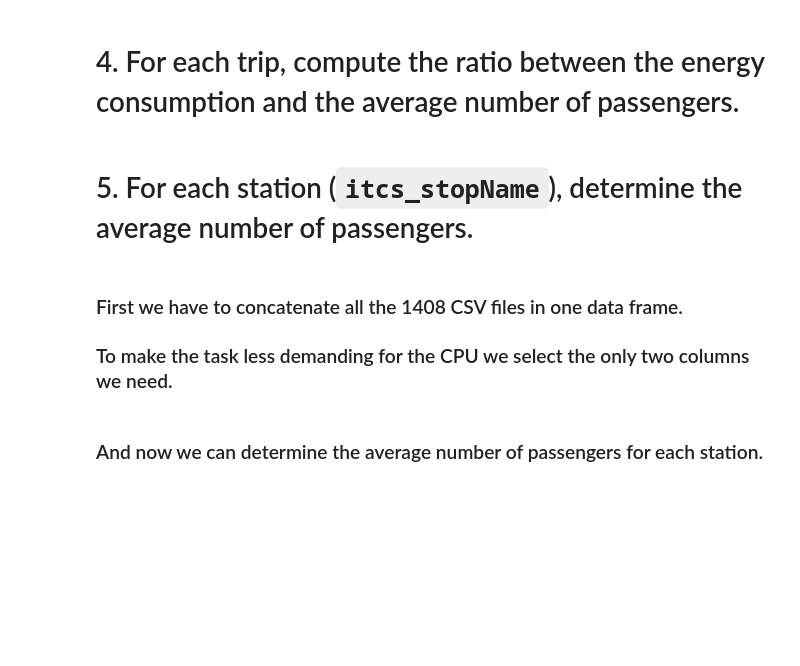
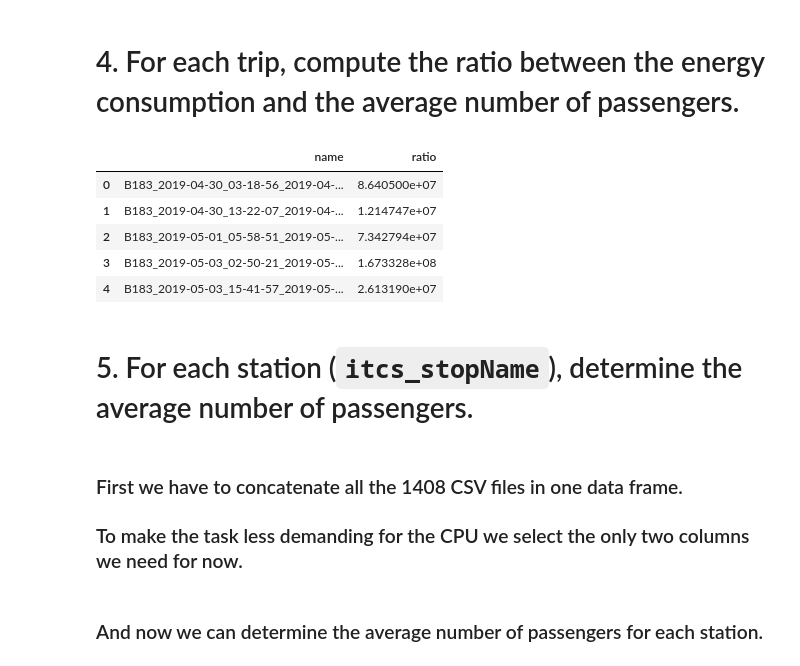
Before and after one commit to andrecardinali/progettocs, a Jupyter notebook: Project.ipynb, the cells around one changed output. Drawn from its saved outputs; the diff is of its cells as text; code cells hidden in the pictures; blank space fills up the shorter version.

```diff
--- a/Project.ipynb
+++ b/Project.ipynb
@@ -113,7 +113,14 @@ df.groupby(['busRoute', 'busNumber'], as_index=False).size()
 # 4. For each trip, compute the ratio between the energy consumption and the average number of passengers.
 # %%
 df['ratio'] = df['energyConsumption']/df['itcs_numberOfPassengers_mean']
-df.head()
+df[['name', 'ratio']].head()
+# %% [output]
+|  | name | ratio |
+| 0 | B183_2019-04-30_03-18-56_2019-04-... | 8.640500e+07 |
+| 1 | B183_2019-04-30_13-22-07_2019-04-... | 1.214747e+07 |
+| 2 | B183_2019-05-01_05-58-51_2019-05-... | 7.342794e+07 |
+| 3 | B183_2019-05-03_02-50-21_2019-05-... | 1.673328e+08 |
+| 4 | B183_2019-05-03_15-41-57_2019-05-... | 2.613190e+07 |
 # %% [markdown]
 # 5. For each station (`itcs_stopName`), determine the average number of passengers.
 # %%
@@ -125,7 +132,7 @@ df.head()
 #        df_stops = pd.concat([df_stops, file])
 # %% [markdown]
 ### First we have to concatenate all the 1408 CSV files in one data frame.
-### To make the task less demanding for the CPU we select the only two columns we need.
+### To make the task less demanding for the CPU we select the only two columns we need for now.
 # %%
 df_stops = pd.DataFrame()
 for name in df['name']:
```
Also changed, not shown: parts of 14 cells of this notebook.
